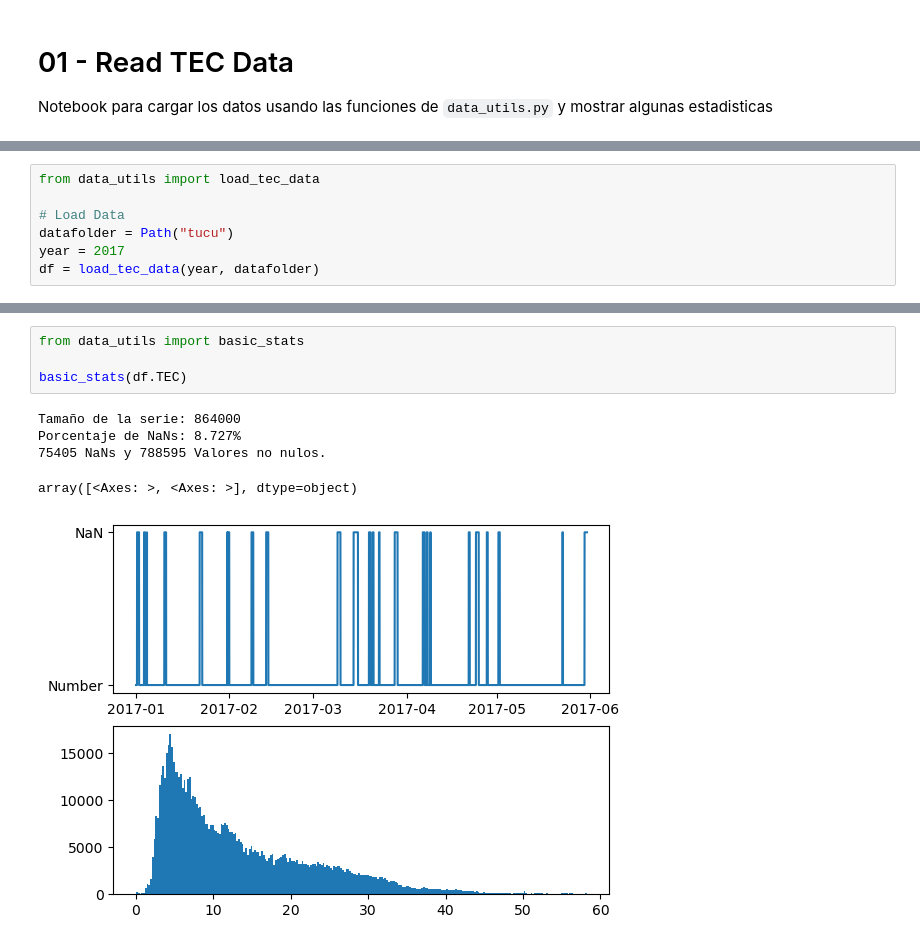
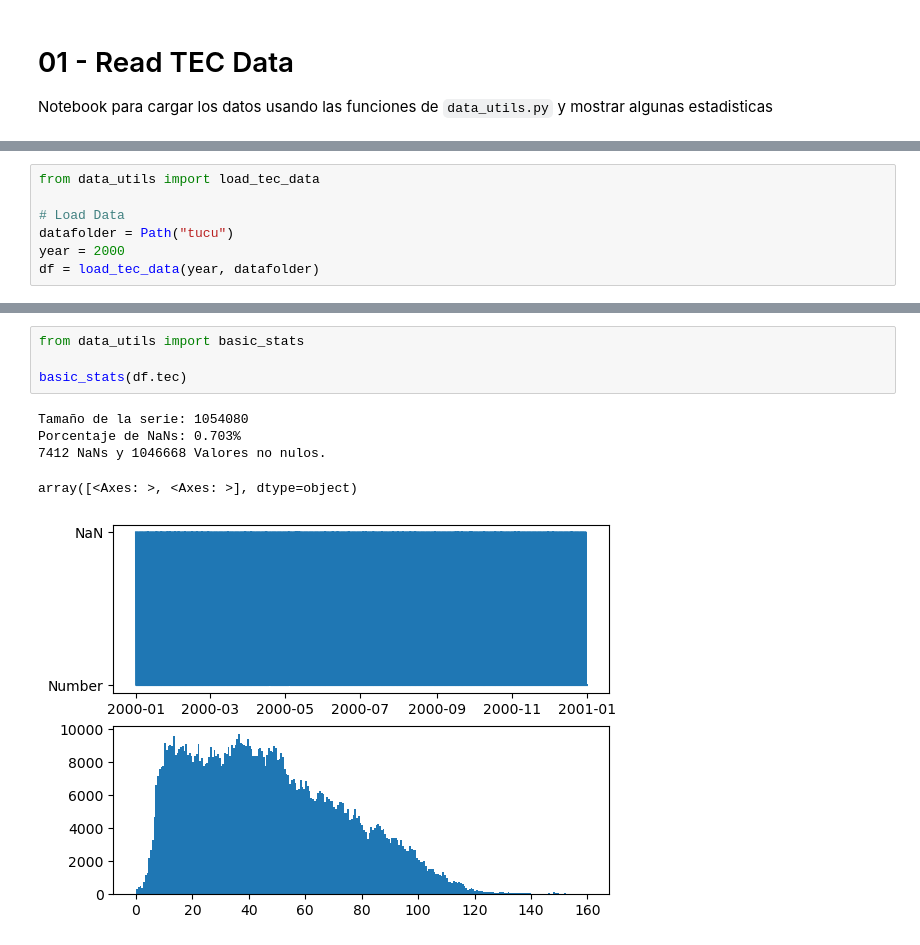
Before and after one commit to atuel96/cargar-estacion-tucu-tec, a Jupyter notebook: 01-read-TEC-data.ipynb, the cells around one changed output, grey strips where cells are left out. Saved outputs shown, nothing was run; the diff lists cells and outputs as text.

```diff
--- a/01-read-TEC-data.ipynb
+++ b/01-read-TEC-data.ipynb
@@ -19,5 +21,5 @@ from data_utils import load_tec_data
 
 # Load Data
 datafolder = Path("tucu")
-year = 2017
+year = 2000
 df = load_tec_data(year, datafolder)
@@ -41,13 +26,13 @@ df
 # %%
 from data_utils import basic_stats
 
-basic_stats(df.TEC)
+basic_stats(df.tec)
 # %% [output]
-Tamaño de la serie: 864000
-Porcentaje de NaNs: 8.727%
-75405 NaNs y 788595 Valores no nulos.
+Tamaño de la serie: 1054080
+Porcentaje de NaNs: 0.703%
+7412 NaNs y 1046668 Valores no nulos.
 array([<Axes: >, <Axes: >], dtype=object)
-[figure, old version]
+[figure, new version]
 # %%
 import matplotlib.pyplot as plt
 
```
Also changed, not shown: parts of 11 cells of this notebook, 1 other file.
